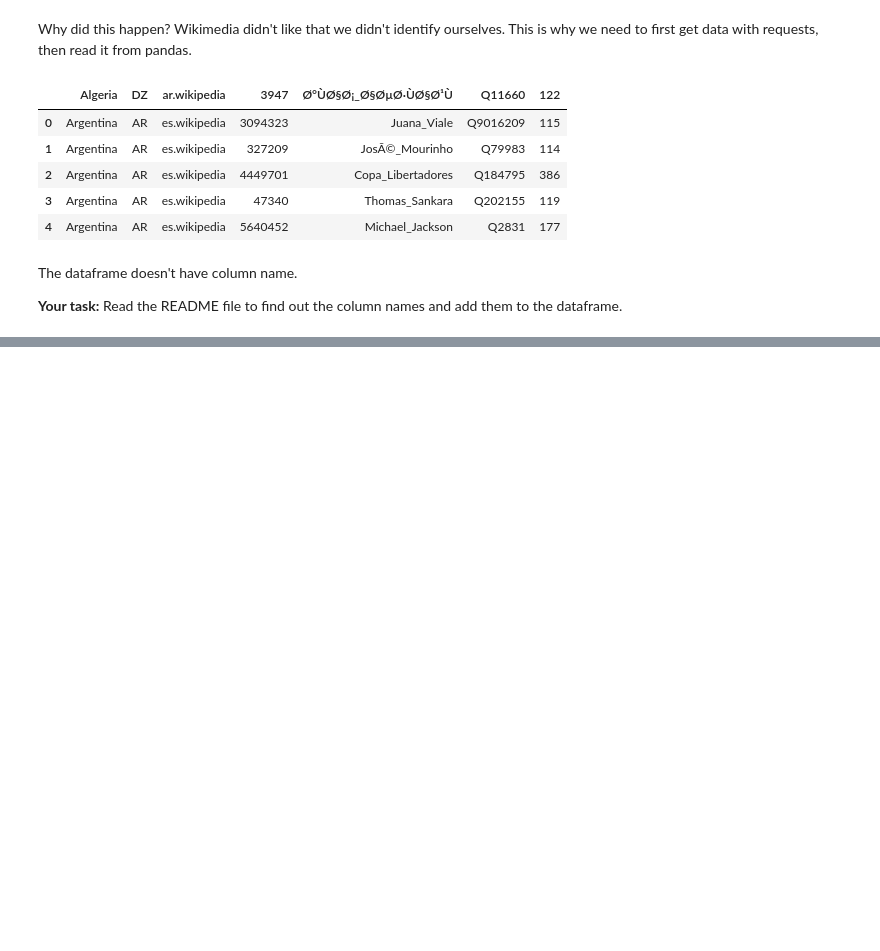
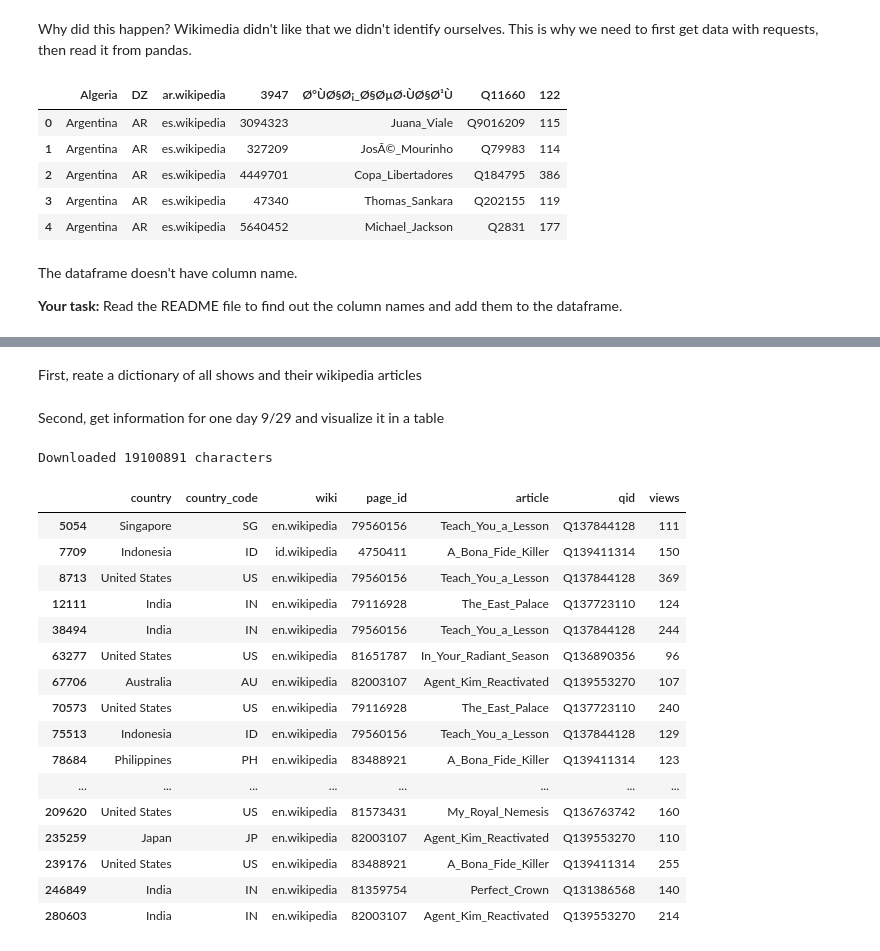
Before and after one commit to annabelyao124/week5-wed, a Jupyter notebook: week5-wed-notebook.ipynb, the cells around one changed output, grey strips where cells are left out. Cells and saved outputs as stored; diff of their text form; code cells hidden in the pictures; blank space fills up the shorter version.

```diff
--- a/week5-wed-notebook.ipynb
+++ b/week5-wed-notebook.ipynb
@@ -374,0 +393,7 @@ The dataframe doesn't have column name.
+# %%
+# Read the README file and manually add column names
+column_names = ["country", "country_code", "wiki", "page_id", "article", "qid", "views"]
+df = pd.read_csv(io.StringIO(response.text), sep="\t", header=None, names=column_names)
+
+df.columns = column_names
+df.head()
@@ -374,0 +412,50 @@ The dataframe doesn't have column name.
+# %% [markdown]
+First, reate a dictionary of all shows and their wikipedia articles
+# %%
+shows = {
+    "Teach You a Lesson": "Teach_You_a_Lesson",
+    "Agent Kim Reactivated": "Agent_Kim_Reactivated",
+    "My Royal Nemesis": "My_Royal_Nemesis",
+    "We Are All Trying Here": "We_Are_All_Trying_Here",
+    "The Legend of Kitchen Soldier": "The_Legend_of_Kitchen_Soldier",
+    "A Bona Fide Killer": "A_Bona_Fide_Killer",
+    "In Your Radiant Season": "In_Your_Radiant_Season",
+    "Perfect Crown": "Perfect_Crown",
+    "The East Palace": "The_East_Palace",
+    "The Scarecrow": "The_Scarecrow_(TV_series)",
+}
+
+articles = list(shows.values())
+# %% [markdown]
+Second, get information for one day 9/29 and visualize it in a table
+# %%
+date = "2026-09-29"
+url = "https://analytics.wikimedia.org/published/datasets/country_project_page/" + date + ".tsv"
+headers = {'User-Agent': 'MyDataAnalysisScript/1.0 (contact: wendywellesley@gmail.com)'}
+
+response = requests.get(url, headers=headers)
+response.raise_for_status()
+print("Downloaded", len(response.text), "characters")
+# %% [output]
+Downloaded 19100891 characters
+# %%
+one_day = df[df["article"].isin(articles)]
+one_day
+# %% [output]
+|  | country | country_code | wiki | page_id | article | qid | views |
+| 5054 | Singapore | SG | en.wikipedia | 79560156 | Teach_You_a_Lesson | Q137844128 | 111 |
+| 7709 | Indonesia | ID | id.wikipedia | 4750411 | A_Bona_Fide_Killer | Q139411314 | 150 |
+| 8713 | United States | US | en.wikipedia | 79560156 | Teach_You_a_Lesson | Q137844128 | 369 |
+| 12111 | India | IN | en.wikipedia | 79116928 | The_East_Palace | Q137723110 | 124 |
+| 38494 | India | IN | en.wikipedia | 79560156 | Teach_You_a_Lesson | Q137844128 | 244 |
+| 63277 | United States | US | en.wikipedia | 81651787 | In_Your_Radiant_Season | Q136890356 | 96 |
+| 67706 | Australia | AU | en.wikipedia | 82003107 | Agent_Kim_Reactivated | Q139553270 | 107 |
+| 70573 | United States | US | en.wikipedia | 79116928 | The_East_Palace | Q137723110 | 240 |
+| 75513 | Indonesia | ID | en.wikipedia | 79560156 | Teach_You_a_Lesson | Q137844128 | 129 |
+| 78684 | Philippines | PH | en.wikipedia | 83488921 | A_Bona_Fide_Killer | Q139411314 | 123 |
+| ... | ... | ... | ... | ... | ... | ... | ... |
+| 209620 | United States | US | en.wikipedia | 81573431 | My_Royal_Nemesis | Q136763742 | 160 |
+| 235259 | Japan | JP | en.wikipedia | 82003107 | Agent_Kim_Reactivated | Q139553270 | 110 |
+| 239176 | United States | US | en.wikipedia | 83488921 | A_Bona_Fide_Killer | Q139411314 | 255 |
+| 246849 | India | IN | en.wikipedia | 81359754 | Perfect_Crown | Q131386568 | 140 |
+| 280603 | India | IN | en.wikipedia | 82003107 | Agent_Kim_Reactivated | Q139553270 | 214 |
```
Also changed, not shown: parts of 12 cells of this notebook, 1 other file.
